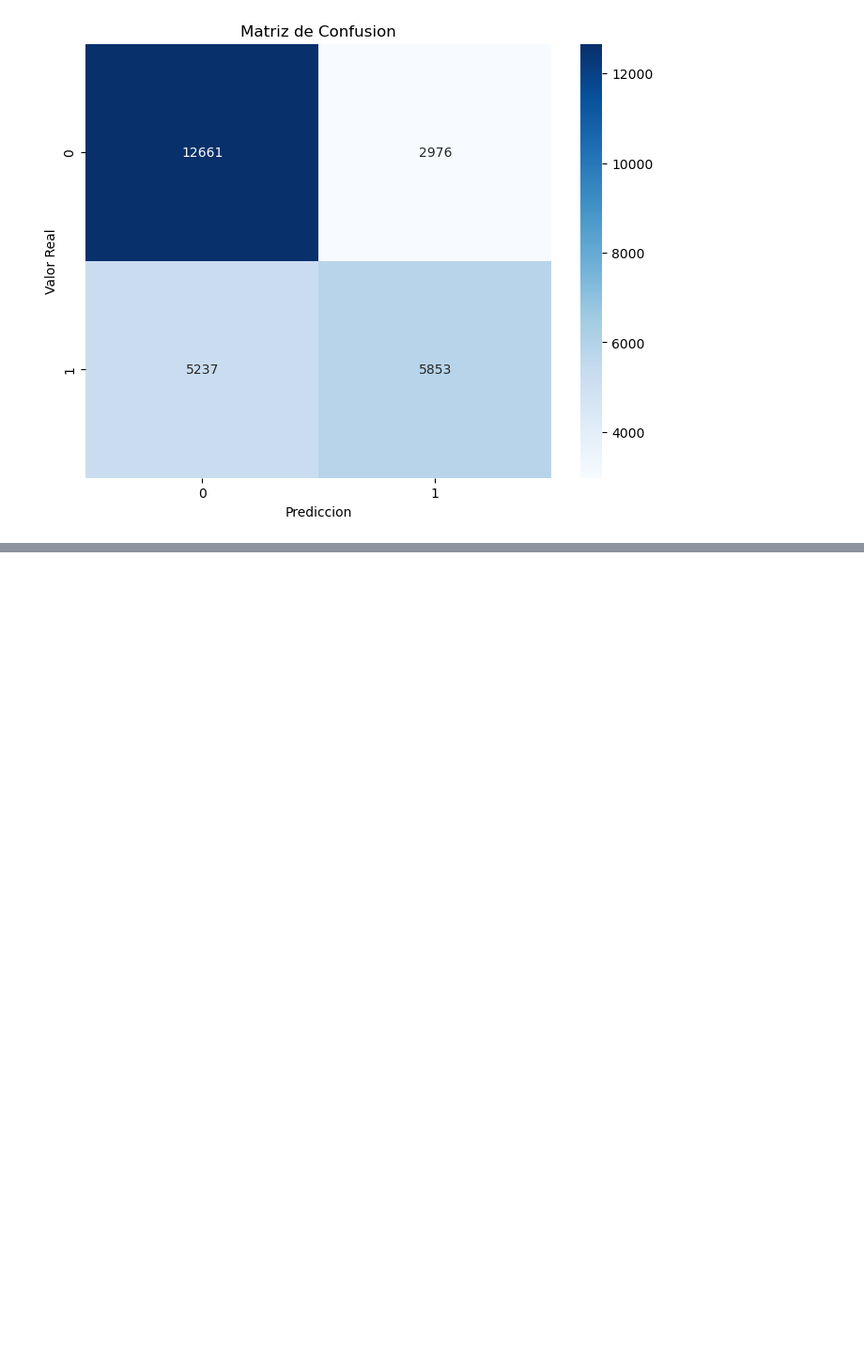
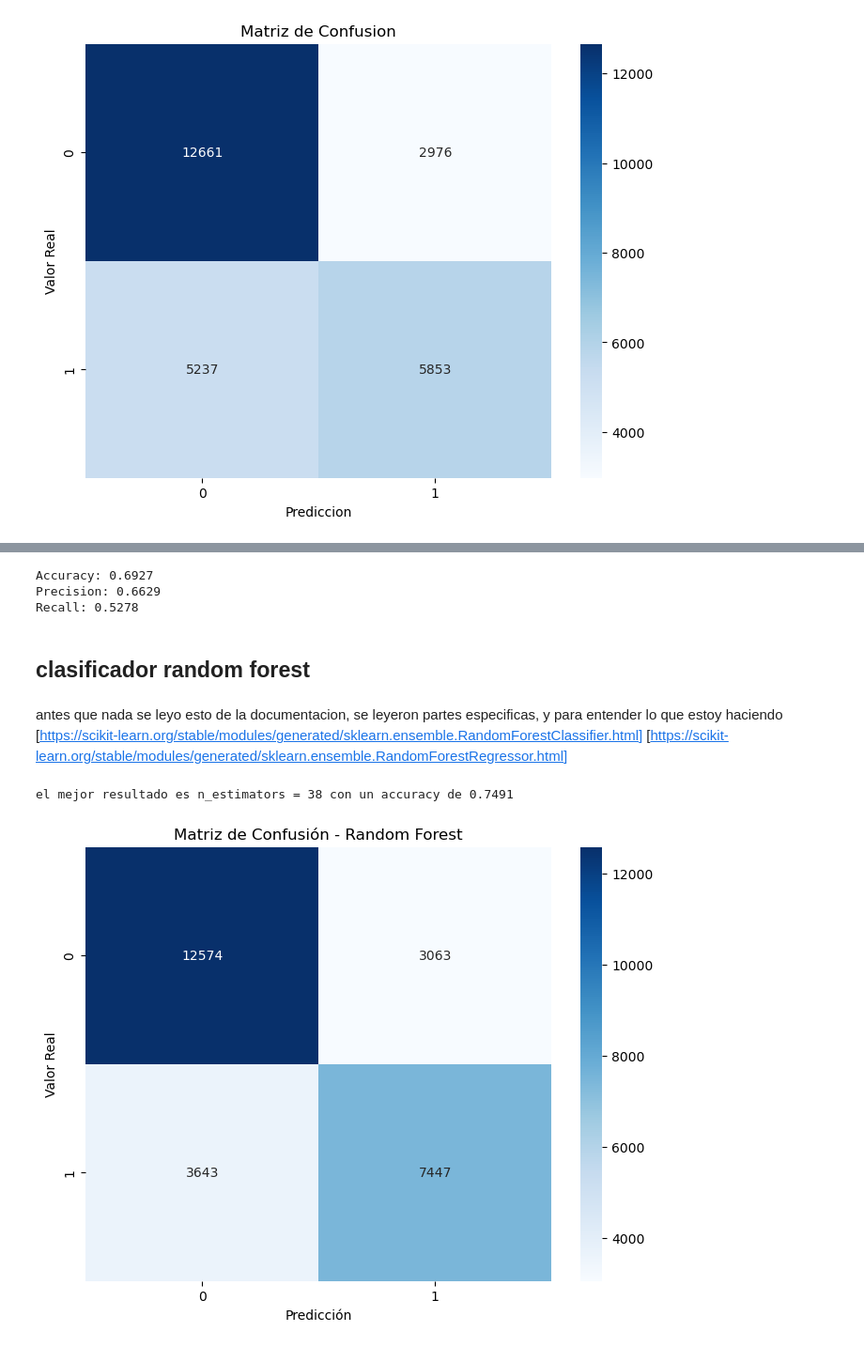
Before and after one commit to esteban78009/IMT2200-Esteban-Cortes, a Jupyter notebook: tareas/tarea 04/IMT2200-25s2 - Tarea 04.ipynb, the cells around one changed output, grey strips where cells are left out. Shown at 94% size. Cells and saved outputs as stored; diff of their text form; code cells hidden in the pictures; blank space fills up the shorter version.

```diff
--- a/tareas/tarea 04/IMT2200-25s2 - Tarea 04.ipynb
+++ b/tareas/tarea 04/IMT2200-25s2 - Tarea 04.ipynb
@@ -878,7 +964,7 @@ plt.show()
 # %%
 from sklearn.linear_model import LogisticRegression
 
-regresion = LogisticRegression(random_state=100, max_iter=100000000)
+regresion = LogisticRegression(C = 1 , random_state=100, max_iter=100000000)
 
 pipe_line = Pipeline(steps=[
     ("preprocesamiento", preprocesamiento),
@@ -928,0 +988,49 @@ Si bien el hacer el grafico sin los datos "limpios" no estaba pedido, con esto p
+# %%
+evaluar_modelo(y_test, y_pred_logistic)
+# %% [output]
+Accuracy: 0.6927
+Precision: 0.6629
+Recall: 0.5278
+# %% [markdown]
+##  clasificador random forest
+# %% [markdown]
+antes que nada se leyo esto de la documentacion, se leyeron partes especificas, y para entender lo que estoy haciendo
+[https://scikit-learn.org/stable/modules/generated/sklearn.ensemble.RandomForestClassifier.html]
+[https://scikit-learn.org/stable/modules/generated/sklearn.ensemble.RandomForestRegressor.html]
+# %%
+from sklearn.ensemble import RandomForestClassifier
+
+resultados = {}
+
+for i in (x for x in range(10, 40) if x % 2 == 0):
+    pipeline = Pipeline(steps=[
+        ("preprocesamiento", preprocesamiento),
+        ("clasificador", RandomForestClassifier(n_estimators=i, random_state=42))
+    ])
+    pipeline.fit(x_train, y_train.values.ravel())
+    y_pred_rf = pipeline.predict(x_test)
+    accuracy = accuracy_score(y_test, y_pred_rf)
+    resultados[i] = accuracy
+print(f"el mejor resultado es n_estimators = {max(resultados, key=resultados.get)} con un accuracy de {round(resultados[max(resultados, key=resultados.get)] , 4)}")
+# %% [output]
+el mejor resultado es n_estimators = 38 con un accuracy de 0.7491
+# %%
+
+pipe_line = Pipeline(steps=[
+    ("preprocesamiento", preprocesamiento),
+    ("clasificador", RandomForestClassifier(n_estimators=38 , random_state=42))
+])
+
+pipe_line.fit(x_train, y_train.values.ravel())
+
+y_pred_rf = pipe_line.predict(x_test)
+# %%
+matriz_confusion_rf = confusion_matrix(y_test, y_pred_rf)
+plt.figure(figsize=(8,6))
+sns.heatmap(matriz_confusion_rf, annot=True, fmt="d", cmap="Blues")
+plt.title("Matriz de Confusión - Random Forest")
+plt.xlabel("Predicción")
+plt.ylabel("Valor Real")
+plt.show()
+# %% [output]
+[figure, added]
```
Also changed, not shown: parts of 25 cells of this notebook, 2 other files.
